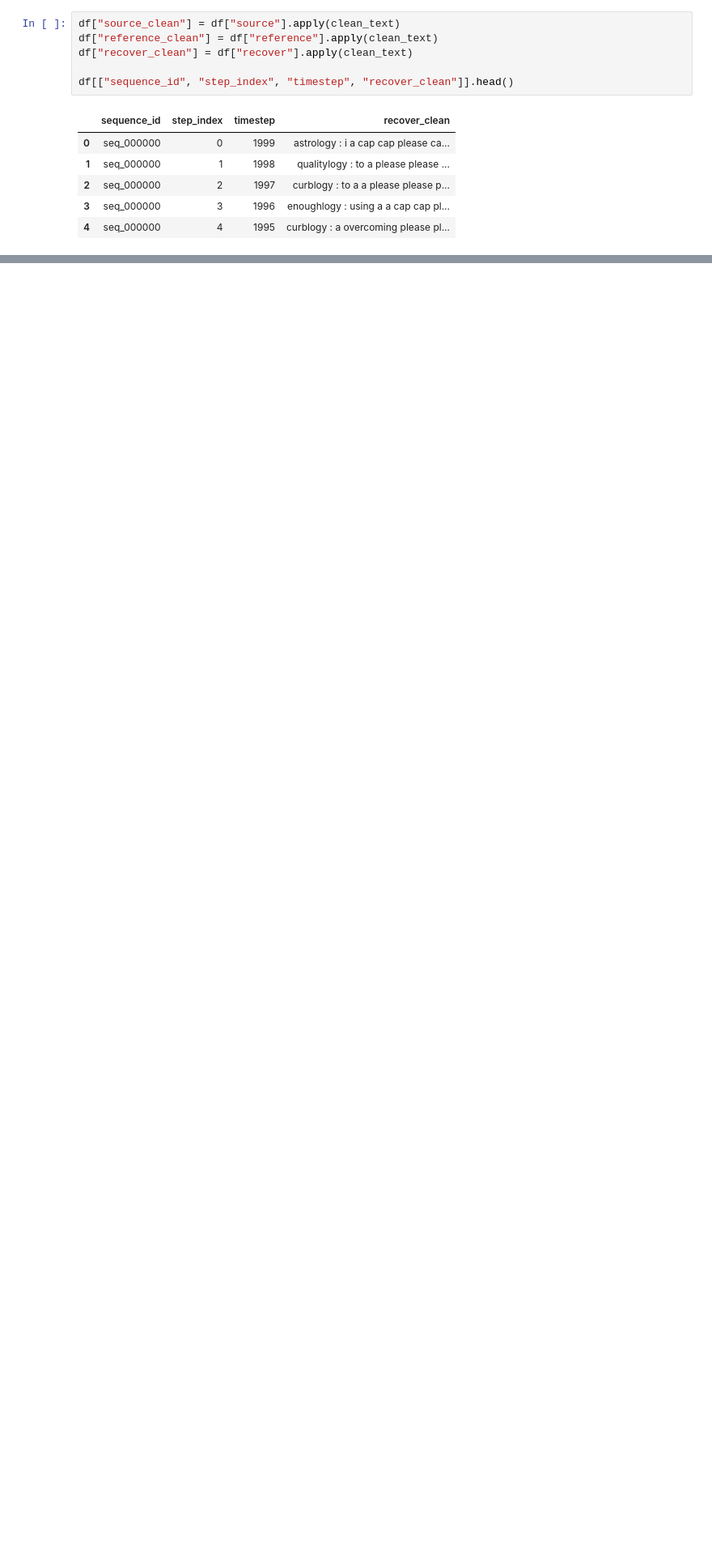
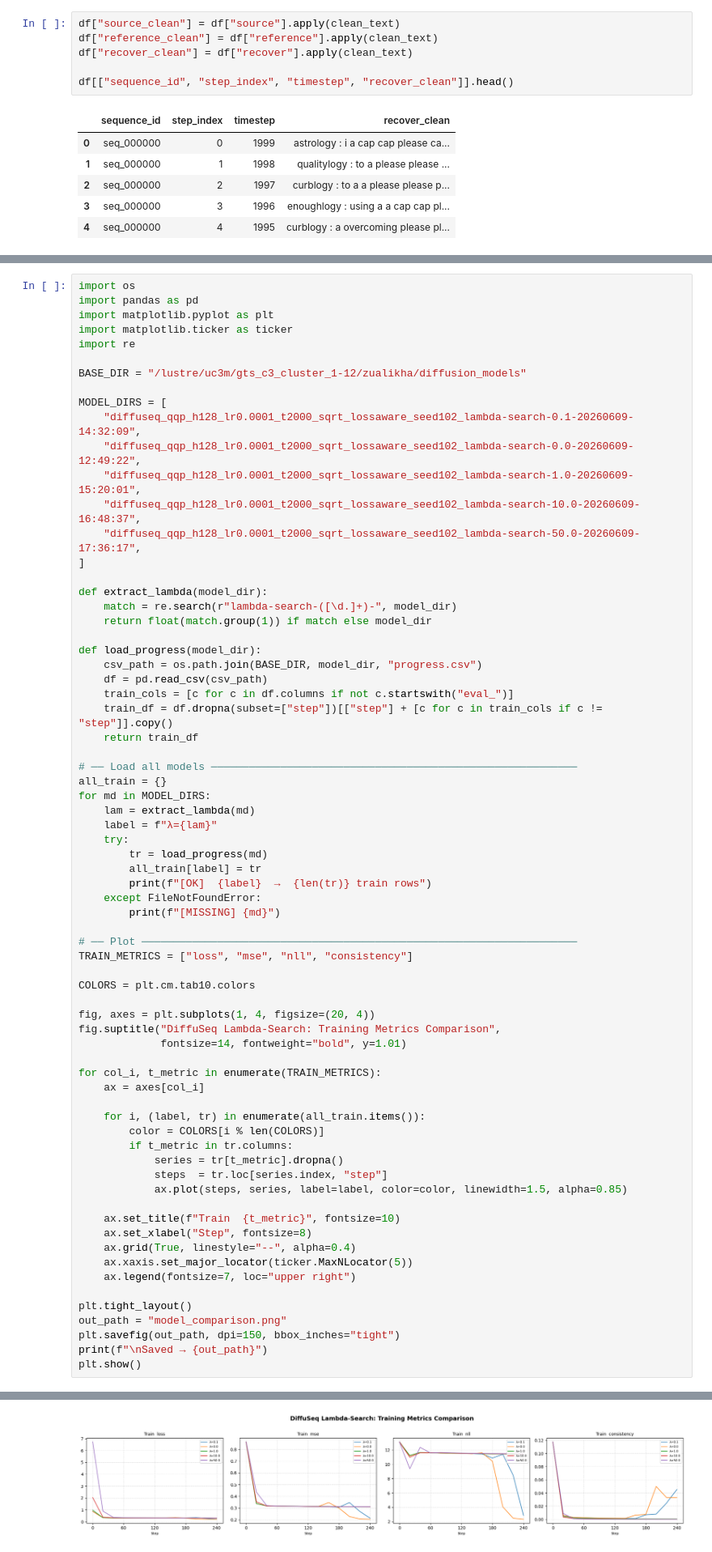
Before and after one commit to juldyzmurat/DiffuSeq, a Jupyter notebook: decoding_eval.ipynb, the cells around one changed output, grey strips where cells are left out. Shown at 81% size. Drawn from its saved outputs; the diff is of its cells as text; blank space fills up the shorter version.

Commit message:
lambda exploration

```diff
--- a/decoding_eval.ipynb
+++ b/decoding_eval.ipynb
@@ -229,3 +229,74 @@ df.head()
 | 2 | seq_000002 | [CLS] how do i read and find my y... | [CLS] how can i see all my youtub... | 67 | 1932 | [CLS] how do i read my youtube co... | how do i read and find my youtube... | how can i see all my youtube comm... | ... |
 | 3 | seq_000003 | [CLS] what can make physics easy ... | [CLS] how can you make physics ea... | 46 | 1953 | [CLS] what can make physics easy ... | what can make physics easy to learn? | how can you make physics easy to ... | ... |
 | 4 | seq_000004 | [CLS] what was your first sexual ... | [CLS] what was your first sexual ... | 58 | 1941 | [CLS] what was your first sexual?... | what was your first sexual experi... | what was your first sexual experi... | ... |
+# %%
+import os
+import pandas as pd
+import matplotlib.pyplot as plt
+import matplotlib.ticker as ticker
+import re
+
+BASE_DIR = "/lustre/uc3m/gts_c3_cluster_1-12/zualikha/diffusion_models"
+
+MODEL_DIRS = [
+    "diffuseq_qqp_h128_lr0.0001_t2000_sqrt_lossaware_seed102_lambda-search-0.1-20260609-14:32:09",
+    "diffuseq_qqp_h128_lr0.0001_t2000_sqrt_lossaware_seed102_lambda-search-0.0-20260609-12:49:22",
+    "diffuseq_qqp_h128_lr0.0001_t2000_sqrt_lossaware_seed102_lambda-search-1.0-20260609-15:20:01",
+    "diffuseq_qqp_h128_lr0.0001_t2000_sqrt_lossaware_seed102_lambda-search-10.0-20260609-16:48:37",
+    "diffuseq_qqp_h128_lr0.0001_t2000_sqrt_lossaware_seed102_lambda-search-50.0-20260609-17:36:17",
+]
+
+def extract_lambda(model_dir):
+    match = re.search(r"lambda-search-([\d.]+)-", model_dir)
+    return float(match.group(1)) if match else model_dir
+
+def load_progress(model_dir):
+    csv_path = os.path.join(BASE_DIR, model_dir, "progress.csv")
+    df = pd.read_csv(csv_path)
+    train_cols = [c for c in df.columns if not c.startswith("eval_")]
+    train_df = df.dropna(subset=["step"])[["step"] + [c for c in train_cols if c != "step"]].copy()
+    return train_df
+
+# ── Load all models ──────────────────────────────────────────────────────────
+all_train = {}
+for md in MODEL_DIRS:
+    lam = extract_lambda(md)
+    label = f"λ={lam}"
+    try:
+        tr = load_progress(md)
+        all_train[label] = tr
+        print(f"[OK]  {label}  →  {len(tr)} train rows")
+    except FileNotFoundError:
+        print(f"[MISSING] {md}")
+
+# ── Plot ─────────────────────────────────────────────────────────────────────
+TRAIN_METRICS = ["loss", "mse", "nll", "consistency"]
+
+COLORS = plt.cm.tab10.colors
+
+fig, axes = plt.subplots(1, 4, figsize=(20, 4))
+fig.suptitle("DiffuSeq Lambda-Search: Training Metrics Comparison",
+             fontsize=14, fontweight="bold", y=1.01)
+
+for col_i, t_metric in enumerate(TRAIN_METRICS):
+    ax = axes[col_i]
+
+    for i, (label, tr) in enumerate(all_train.items()):
+        color = COLORS[i % len(COLORS)]
+        if t_metric in tr.columns:
+            series = tr[t_metric].dropna()
+            steps  = tr.loc[series.index, "step"]
+            ax.plot(steps, series, label=label, color=color, linewidth=1.5, alpha=0.85)
+
+    ax.set_title(f"Train  {t_metric}", fontsize=10)
+    ax.set_xlabel("Step", fontsize=8)
+    ax.grid(True, linestyle="--", alpha=0.4)
+    ax.xaxis.set_major_locator(ticker.MaxNLocator(5))
+    ax.legend(fontsize=7, loc="upper right")
+
+plt.tight_layout()
+out_path = "model_comparison.png"
+plt.savefig(out_path, dpi=150, bbox_inches="tight")
+print(f"\nSaved → {out_path}")
+plt.show()
+# %% [output]
@@ -231,0 +310 @@ df.head()
+[figure, added]
```
Also changed, not shown: parts of 4 cells of this notebook, 8 other files.
